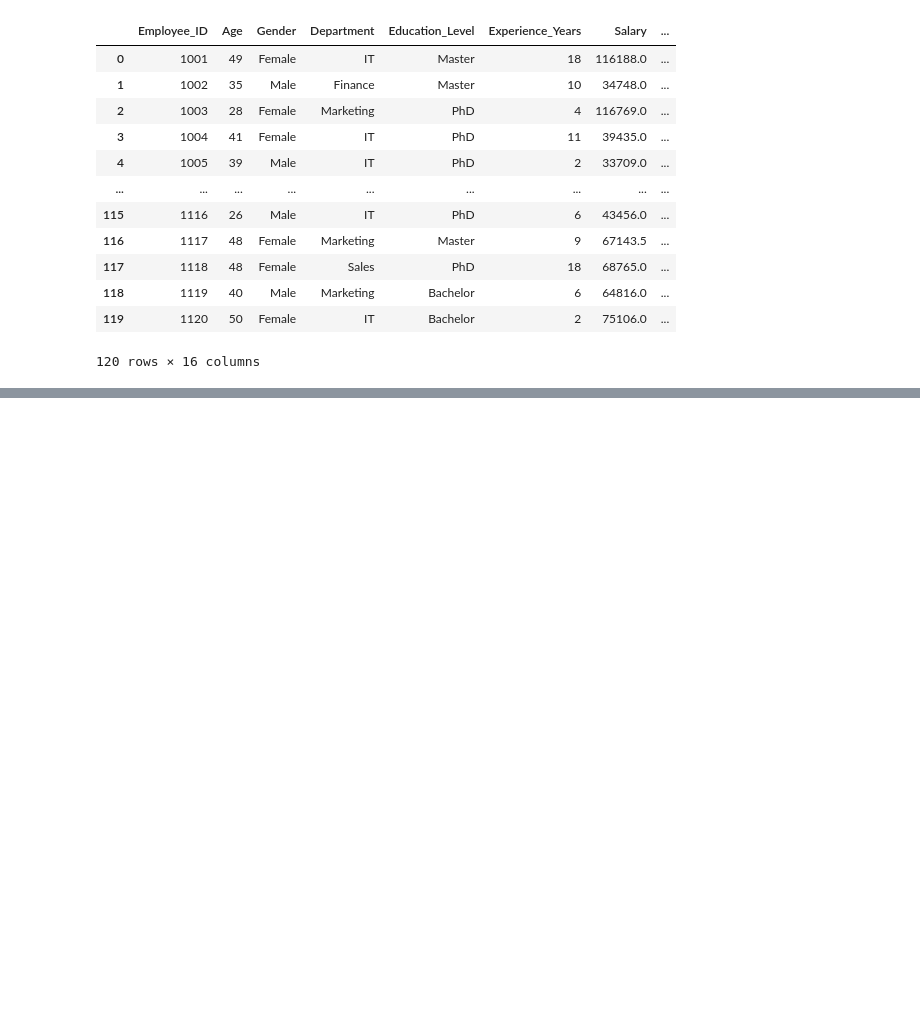
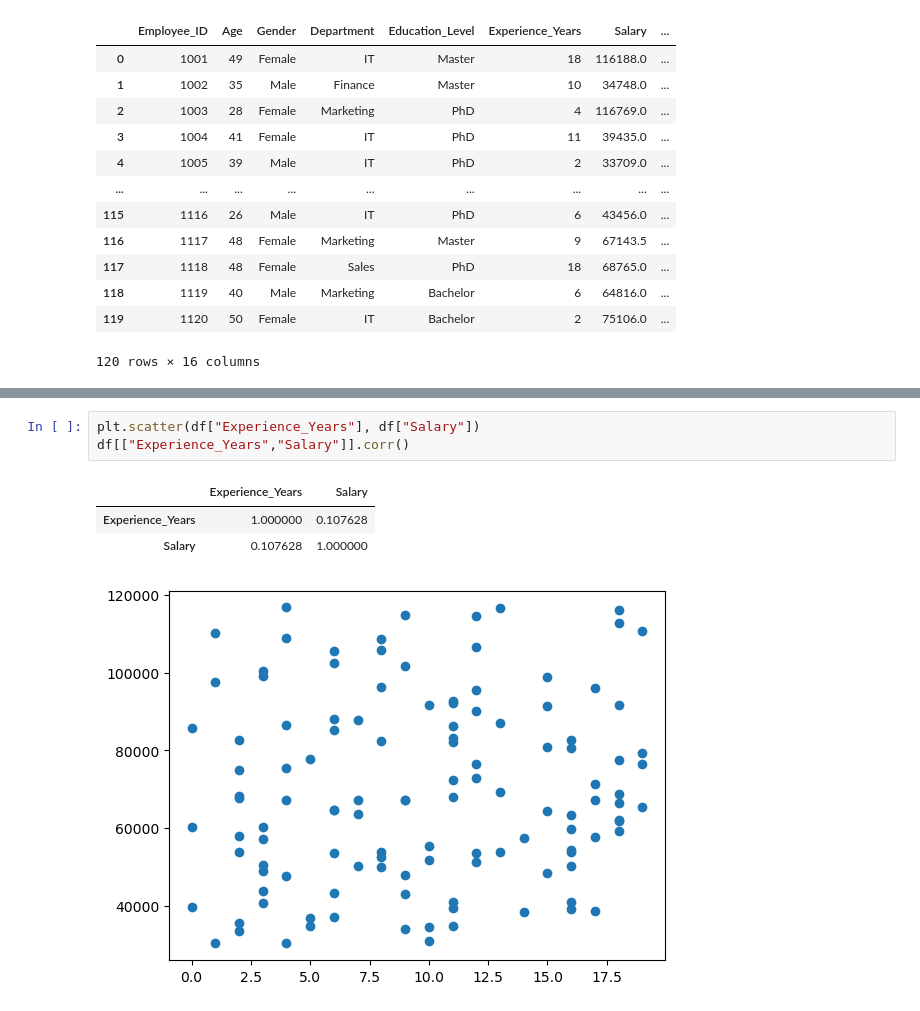
Before and after one commit to khairbakshnoor-pixel/PYTHON-Libraries-Numpy-Pandas-matplotlib-seaborn-, a Jupyter notebook: advance_EDA.ipynb, the cells around one changed output, grey strips where cells are left out. Saved outputs shown, nothing was run; the diff lists cells and outputs as text; blank space fills up the shorter version.

```diff
--- a/advance_EDA.ipynb
+++ b/advance_EDA.ipynb
@@ -161,0 +193,8 @@ df
+# %%
+plt.scatter(df["Experience_Years"], df["Salary"])
+df[["Experience_Years","Salary"]].corr()
+# %% [output]
+|  | Experience_Years | Salary |
+| Experience_Years | 1.000000 | 0.107628 |
+| Salary | 0.107628 | 1.000000 |
+[figure, added]
```
Also changed, not shown: parts of 15 cells of this notebook, 1 other file.
